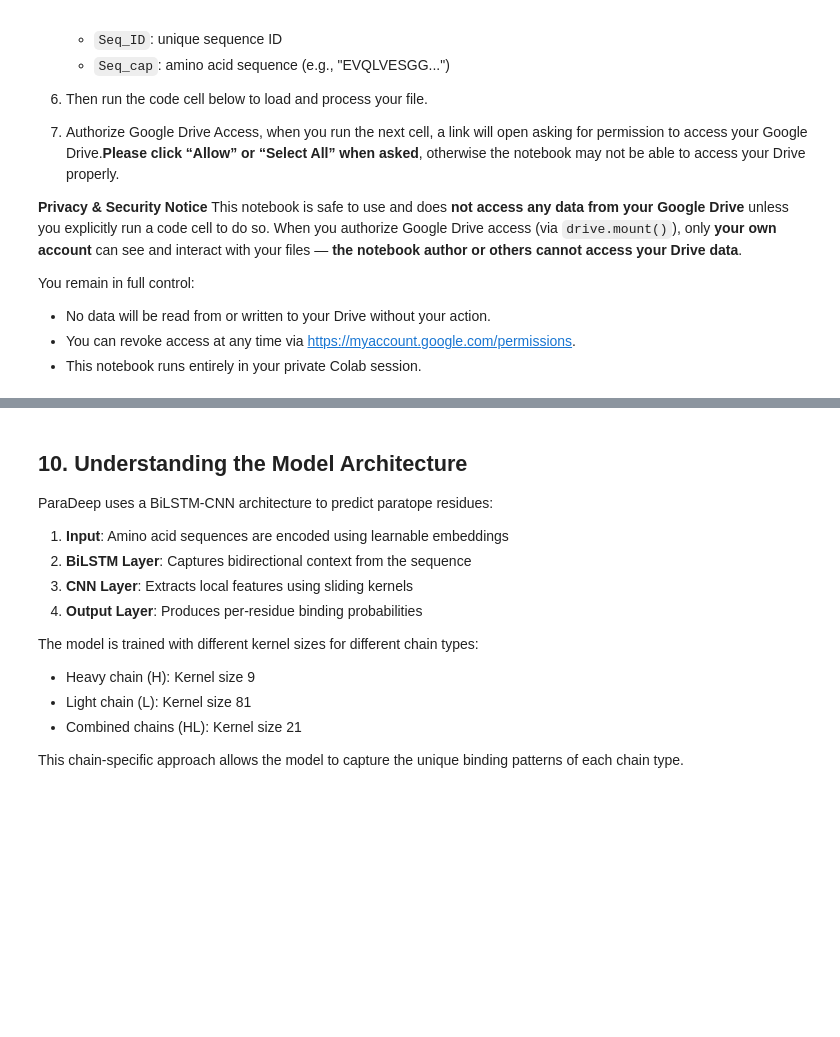
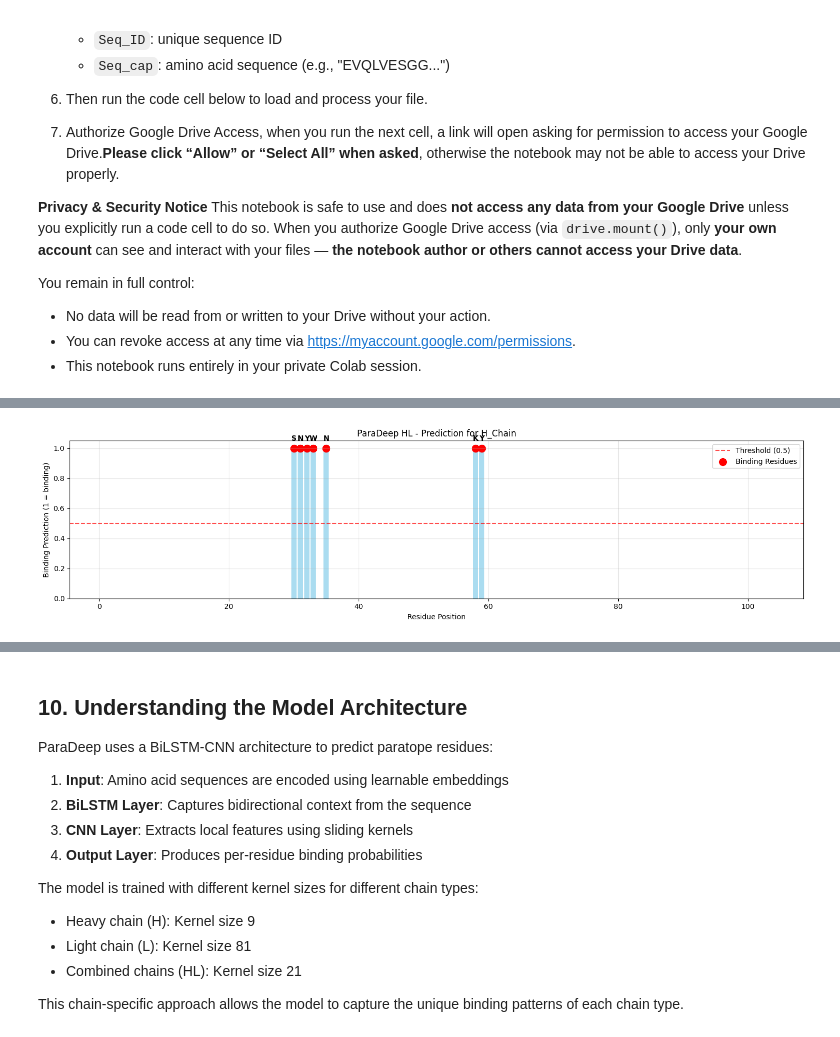
Before and after one commit to PiyachatU/ParaDeep, a Jupyter notebook: ParaDeep_Colab.ipynb, the cells around one changed output, grey strips where cells are left out. Drawn from its saved outputs; the diff is of its cells as text; code cells hidden in the pictures; blank space fills up the shorter version.

```diff
--- a/ParaDeep_Colab.ipynb
+++ b/ParaDeep_Colab.ipynb
@@ -300,46 +486,53 @@ else:
 # %%
+# STEP 4: Imports and path setup
 import pandas as pd
 import matplotlib.pyplot as plt
 import numpy as np
 from glob import glob
 import os
 
-# Updated visualization to match the provided format
-def visualize_predictions(results_df, seq_id, pred_column):
-    # Filter for the specific sequence
+# Define paths
+drive_output_dir = "/content/drive/MyDrive/ParaDeep/results"
+output_dir = "output"
+image_save_dir = os.path.join(output_dir, "visualizations")
+drive_vis_dir = "/content/drive/MyDrive/ParaDeep/results/visualizations"
+
+os.makedirs(image_save_dir, exist_ok=True)
+os.makedirs(drive_vis_dir, exist_ok=True)
+
+# STEP 5: Function to visualize one sequence
+def visualize_predictions(results_df, seq_id, pred_column, model_tag):
     seq_results = results_df[results_df['Seq_ID'] == seq_id]
-
-    # Extract positions and predictions
     positions = seq_results['Residue_Position'].values
     residues = seq_results['Residue'].values
     predictions = seq_results[pred_column].values
 
-    # Create figure
     plt.figure(figsize=(15, 4))
-
-    # Plot predictions
     plt.bar(positions, predictions, color='skyblue', alpha=0.7)
     plt.axhline(y=0.5, color='red', linestyle='--', alpha=0.7, label='Threshold (0.5)')
 
-    # Highlight binding residues
     binding_positions = positions[predictions == 1]
     binding_residues = residues[predictions == 1]
     plt.scatter(binding_positions, np.ones(len(binding_positions)), color='red', s=100, label='Binding Residues')
 
-    # Add labels for binding residues
     for pos, res in zip(binding_positions, binding_residues):
         plt.text(pos, 1.05, res, ha='center', fontweight='bold')
 
-    # Set labels and title
     plt.xlabel('Residue Position')
     plt.ylabel('Binding Prediction (1 = binding)')
-    plt.title(f'Paratope Prediction for {seq_id}')
+    plt.title(f'ParaDeep {model_tag} - Prediction for {seq_id}')
     plt.legend()
     plt.grid(True, alpha=0.3)
     plt.tight_layout()
+
+    # Save before showing
+    fig_filename = f"{model_tag}_{seq_id}_visualization.png"
+    fig_path = os.path.join(image_save_dir, fig_filename)
+    plt.savefig(fig_path)
     plt.show()
+    print(f"Saved visualization to: {fig_path}")
 
-    # Print sequence with binding residues highlighted
+    # Highlight residues
     sequence = ''.join(residues)
     highlighted_seq = ''
     for i, res in enumerate(sequence):
@@ -348,32 +541,40 @@ def visualize_predictions(results_df, seq_id, pred_column):
         else:
             highlighted_seq += res
 
-    print(f"Sequence with binding residues [highlighted]: \n{highlighted_seq}")
-    print(f"\nTotal residues: {len(sequence)}")
-    print(f"Binding residues: {len(binding_positions)} ({len(binding_positions)/len(sequence)*100:.1f}%)")
+    print(f"Sequence with binding residues highlighted:\n{highlighted_seq}")
+    print(f"Total residues: {len(sequence)}")
+    print(f"Binding residues: {len(binding_positions)} ({len(binding_positions)/len(sequence)*100:.1f}%)\n")
 
-# Wrapper to load the latest prediction file and visualize all sequences
-def visualize_latest_prediction_with_format():
-    output_dir = "output"
-    output_files = sorted(
-    glob(os.path.join(drive_output_dir, "ParaDeep_*_predictions_*.csv")),
-    key=os.path.getctime,
-    reverse=True
-    )
+# STEP 6: Visualize latest predictions from all models
+def visualize_all_model_predictions():
+    print("Scanning prediction files for all models...\n")
+    for model_tag in ['HL', 'H', 'L']:
+        pattern = os.path.join(drive_output_dir, f"ParaDeep_{model_tag}_predictions_*.csv")
+        model_files = sorted(glob(pattern), key=os.path.getctime, reverse=True)
 
-    if output_files:
-        latest_file = output_files[0]
-        print(f"📂 Loaded latest prediction file: {latest_file}")
-        df = pd.read_csv(latest_file)
+        if model_files:
+            latest_file = model_files[0]
+            print(f"Loaded prediction file for model {model_tag}: {latest_file}")
+            df = pd.read_csv(latest_file)
 
-        # Extract model tag from filename
-        base = os.path.basename(latest_file)
-        model_tag = base.split("_")[1]  # e.g., HL, H, or L
+            pred_column = f"{model_tag}_pred"
+            if pred_column not in df.columns:
+                print(f"Column {pred_column} not found in file. Skipping.")
+                continue
 
-        for seq_id in df['Seq_ID'].unique():
-            visualize_predictions(df, seq_id, f"{model_tag}_pred")
-    else:
-        print("⚠️ No prediction output files found in the 'output/' directory.")
+            for seq_id in df['Seq_ID'].unique():
+                visualize_predictions(df, seq_id, pred_column, model_tag)
+        else:
+            print(f"No prediction output files found for model {model_tag}.")
 
-# Call the new function
-visualize_latest_prediction_with_format()
+# STEP 7: Run visualizations
+visualize_all_model_predictions()
+
+# STEP 8: Copy plots to Google Drive
+image_files = glob(os.path.join(image_save_dir, "*.png"))
+
+for img_path in image_files:
+    filename = os.path.basename(img_path)
+    target_path = os.path.join(drive_vis_dir, filename)
+    os.system(f'cp "{img_path}" "{target_path}"')
+# %% [output]
@@ -379,0 +584 @@ visualize_latest_prediction_with_format()
+[figure, added]
```
Also changed, not shown: parts of 17 cells of this notebook.
